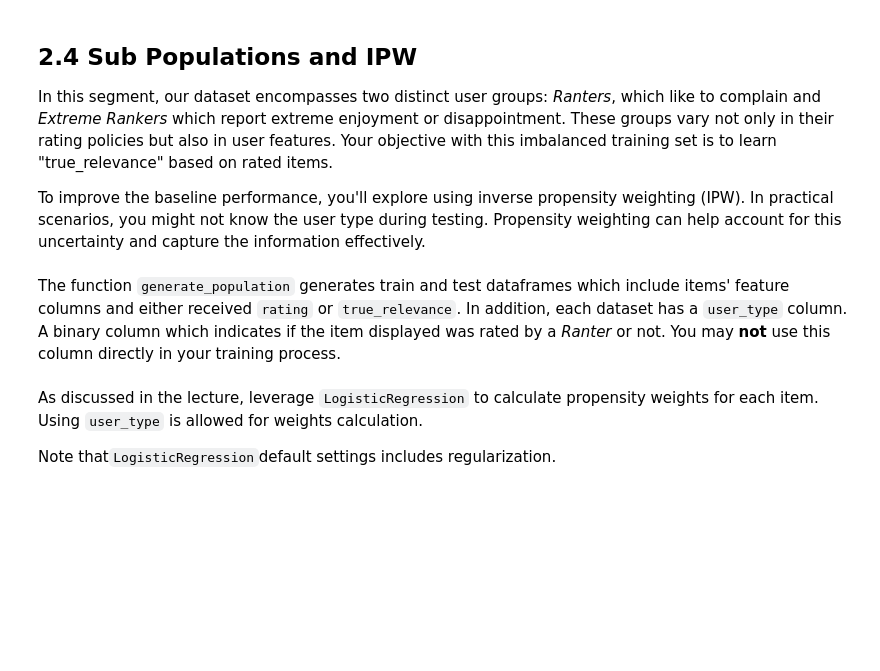
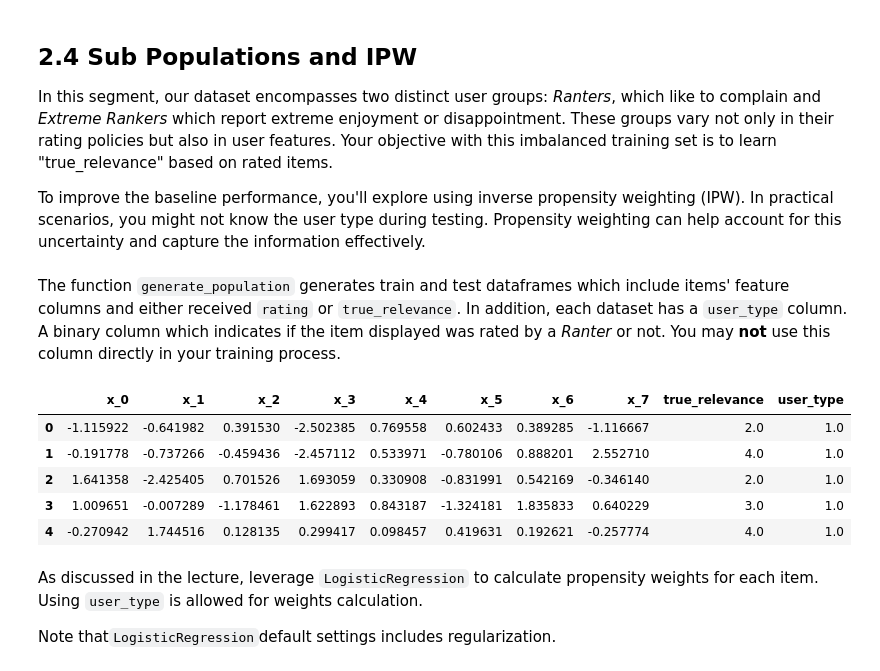
Before and after one commit to ashalem/ML_Human, a Jupyter notebook: WS3_2024_students.ipynb, the cells around one changed output. Drawn from its saved outputs; the diff is of its cells as text; code cells hidden in the pictures; blank space fills up the shorter version.

```diff
--- a/WS3_2024_students.ipynb
+++ b/WS3_2024_students.ipynb
@@ -713,3 +833,12 @@ train_df, test_df = generate_population()
+# %%
+test_df.head()
+# %% [output]
+|  | x_0 | x_1 | x_2 | x_3 | x_4 | x_5 | x_6 | x_7 | true_relevance | user_type |
+| 0 | -1.115922 | -0.641982 | 0.391530 | -2.502385 | 0.769558 | 0.602433 | 0.389285 | -1.116667 | 2.0 | 1.0 |
+| 1 | -0.191778 | -0.737266 | -0.459436 | -2.457112 | 0.533971 | -0.780106 | 0.888201 | 2.552710 | 4.0 | 1.0 |
+| 2 | 1.641358 | -2.425405 | 0.701526 | 1.693059 | 0.330908 | -0.831991 | 0.542169 | -0.346140 | 2.0 | 1.0 |
+| 3 | 1.009651 | -0.007289 | -1.178461 | 1.622893 | 0.843187 | -1.324181 | 1.835833 | 0.640229 | 3.0 | 1.0 |
+| 4 | -0.270942 | 1.744516 | 0.128135 | 0.299417 | 0.098457 | 0.419631 | 0.192621 | -0.257774 | 4.0 | 1.0 |
 # %% [markdown]
 As discussed in the lecture, leverage `LogisticRegression` to calculate propensity weights for each item. Using `user_type` is allowed for weights calculation.
 
```
Also changed, not shown: parts of 31 cells of this notebook.
